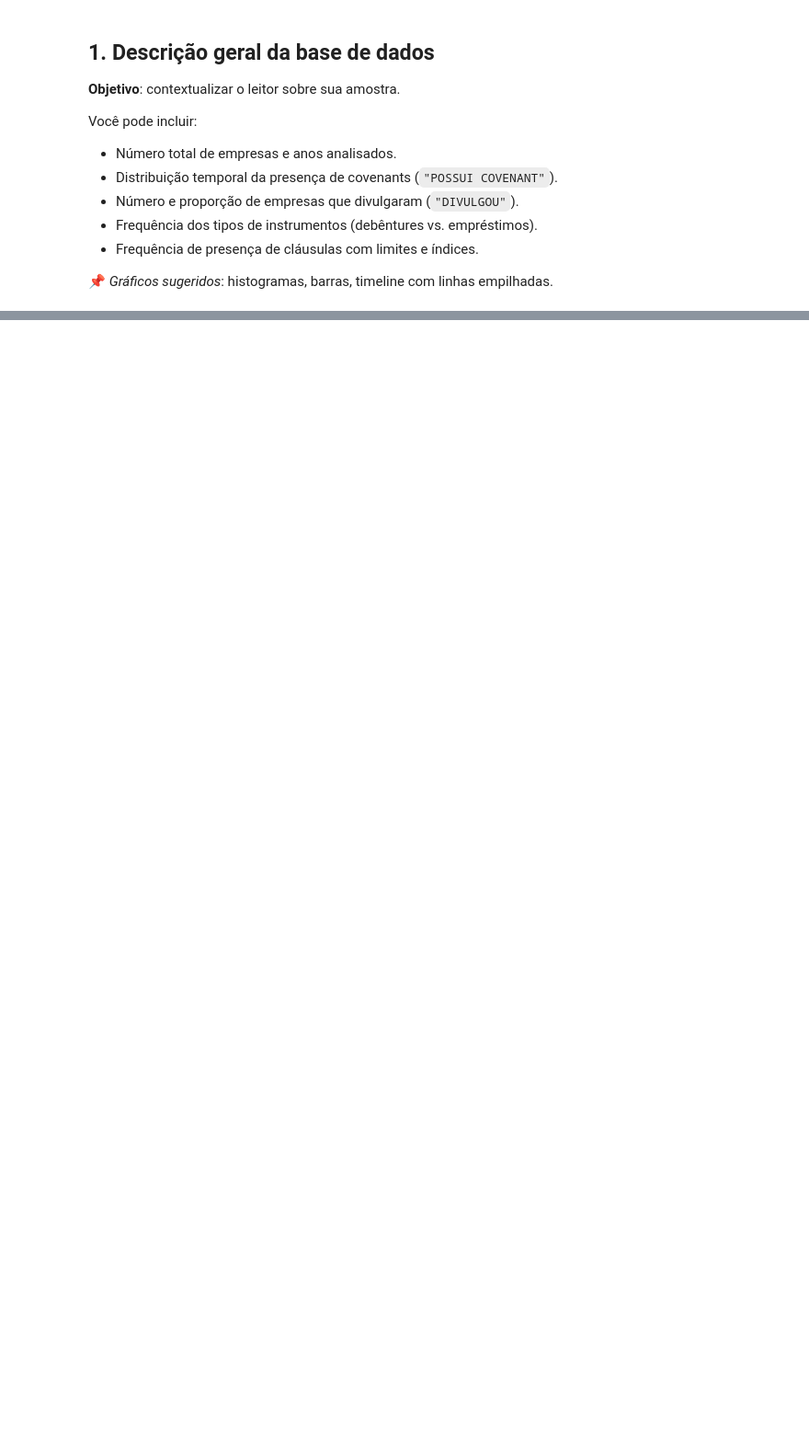
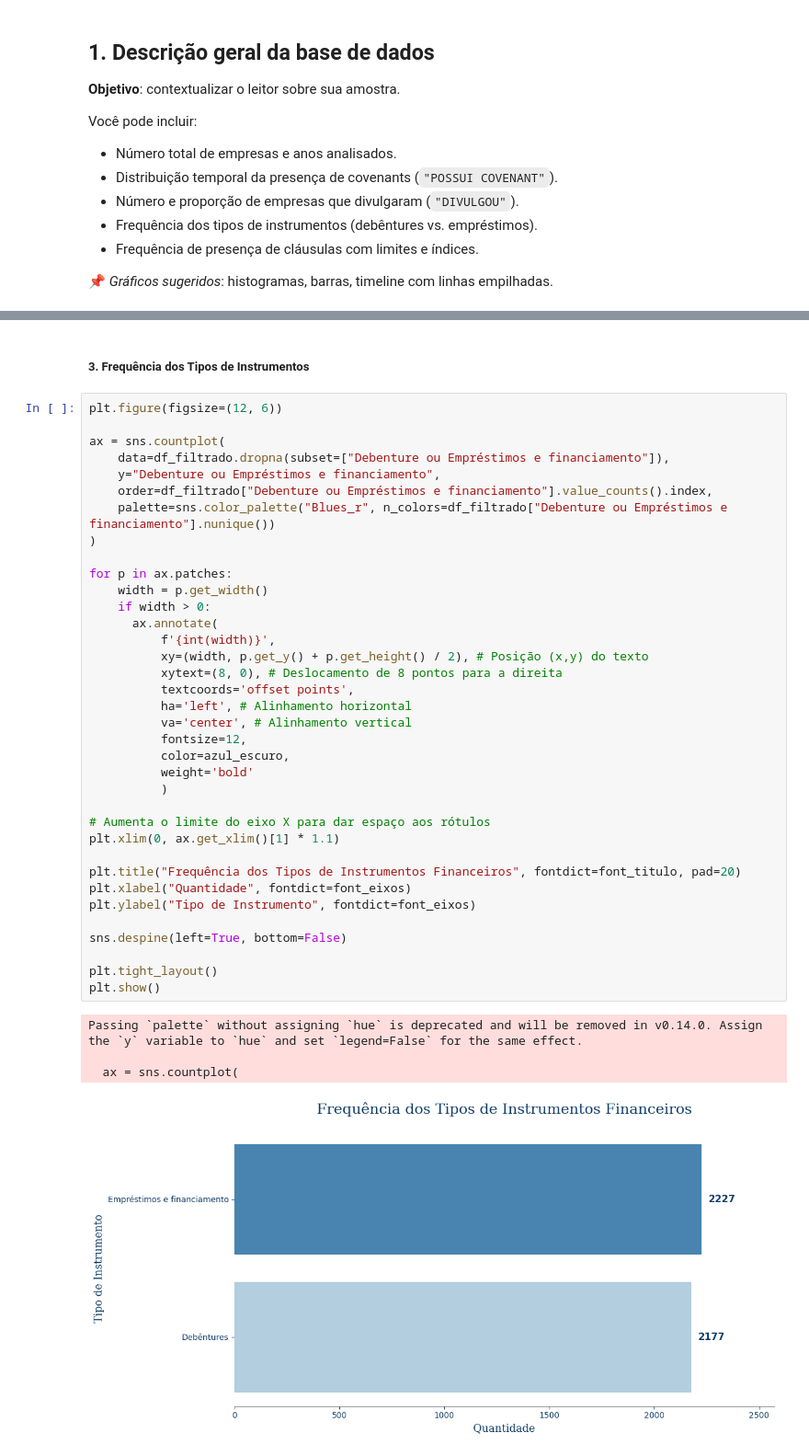
Before and after one commit to meduardajustino/Covenants-Contabeis, a Jupyter notebook: Análise Covenants.ipynb, the cells around one changed output, grey strips where cells are left out. Shown at 92% size. Saved outputs shown, nothing was run; the diff lists cells and outputs as text; blank space fills up the shorter version.

```diff
--- a/Análise Covenants.ipynb
+++ b/Análise Covenants.ipynb
@@ -387,0 +493,43 @@ Você pode incluir:
+# %% [markdown]
+##### 3. Frequência dos Tipos de Instrumentos
+# %%
+plt.figure(figsize=(12, 6))
+
+ax = sns.countplot(
+    data=df_filtrado.dropna(subset=["Debenture ou Empréstimos e financiamento"]),
+    y="Debenture ou Empréstimos e financiamento",
+    order=df_filtrado["Debenture ou Empréstimos e financiamento"].value_counts().index,
+    palette=sns.color_palette("Blues_r", n_colors=df_filtrado["Debenture ou Empréstimos e financiamento"].nunique())
+)
+
+for p in ax.patches:
+    width = p.get_width()
+    if width > 0:
+      ax.annotate(
+          f'{int(width)}',
+          xy=(width, p.get_y() + p.get_height() / 2), # Posição (x,y) do texto
+          xytext=(8, 0), # Deslocamento de 8 pontos para a direita
+          textcoords='offset points',
+          ha='left', # Alinhamento horizontal
+          va='center', # Alinhamento vertical
+          fontsize=12,
+          color=azul_escuro,
+          weight='bold'
+          )
+
+# Aumenta o limite do eixo X para dar espaço aos rótulos
+plt.xlim(0, ax.get_xlim()[1] * 1.1)
+
+plt.title("Frequência dos Tipos de Instrumentos Financeiros", fontdict=font_titulo, pad=20)
+plt.xlabel("Quantidade", fontdict=font_eixos)
+plt.ylabel("Tipo de Instrumento", fontdict=font_eixos)
+
+sns.despine(left=True, bottom=False)
+
+plt.tight_layout()
+plt.show()
+# %% [output]
+Passing `palette` without assigning `hue` is deprecated and will be removed in v0.14.0. Assign the `y` variable to `hue` and set `legend=False` for the same effect.
+
+  ax = sns.countplot(
+[figure, added]
```
Also changed, not shown: parts of 17 cells of this notebook, 1 other file.
